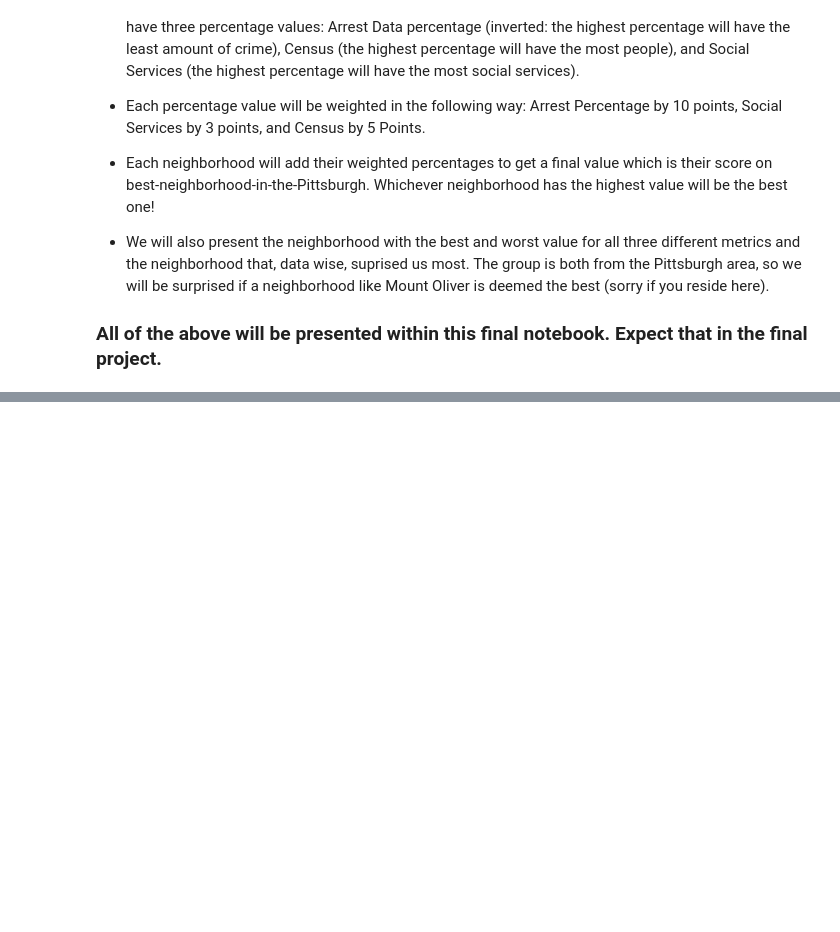
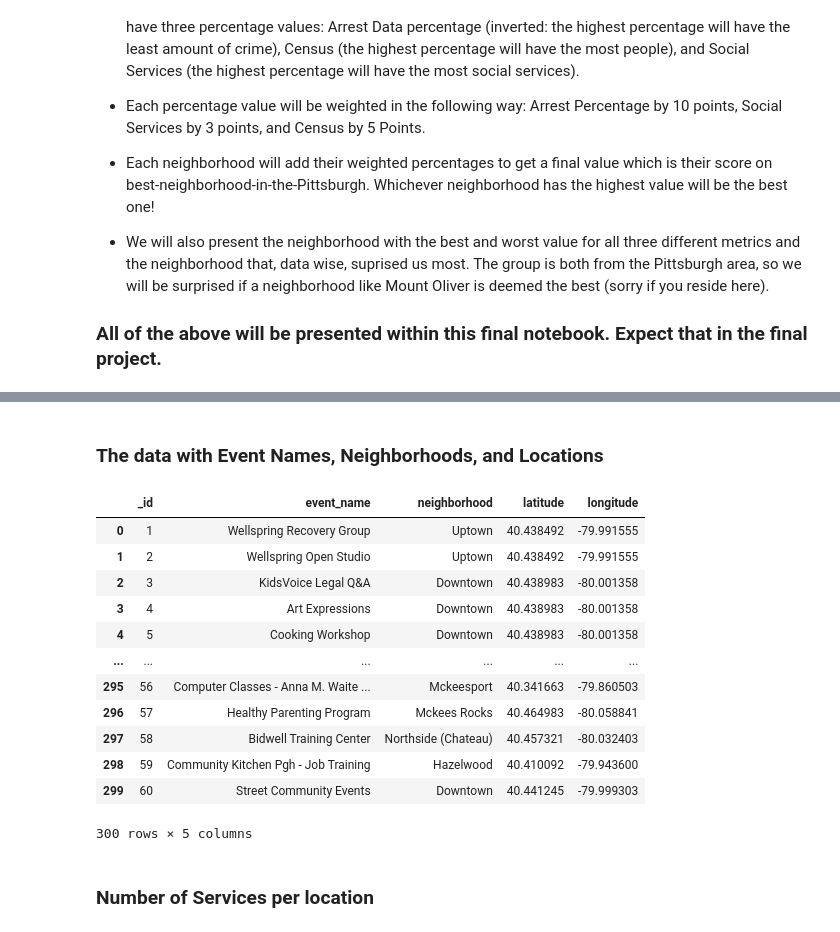
Before and after one commit to DerekNagy/CMPINF0100Final, a Jupyter notebook: Final Report.ipynb, the cells around one changed output, grey strips where cells are left out. Cells and saved outputs as stored; diff of their text form; code cells hidden in the pictures; blank space fills up the shorter version.

```diff
--- a/Final Report.ipynb
+++ b/Final Report.ipynb
@@ -37,0 +73,21 @@ Here is how this notebook is going to look after we are finished:
+# %% [markdown]
+### The data with Event Names, Neighborhoods, and Locations
+# %%
+list = ["year_month", "recurrence", "program_or_facility", "address", "organization", "recommended_for", "requirements", "event_phone", "event_narrative", "schedule", "holiday_exception", "category"]
+combined_df.drop(columns = list)
+# %% [output]
+|  | _id | event_name | neighborhood | latitude | longitude |
+| 0 | 1 | Wellspring Recovery Group | Uptown | 40.438492 | -79.991555 |
+| 1 | 2 | Wellspring Open Studio | Uptown | 40.438492 | -79.991555 |
+| 2 | 3 | KidsVoice Legal Q&A | Downtown | 40.438983 | -80.001358 |
+| 3 | 4 | Art Expressions | Downtown | 40.438983 | -80.001358 |
+| 4 | 5 | Cooking Workshop | Downtown | 40.438983 | -80.001358 |
+| ... | ... | ... | ... | ... | ... |
+| 295 | 56 | Computer Classes - Anna M. Waite ... | Mckeesport | 40.341663 | -79.860503 |
+| 296 | 57 | Healthy Parenting Program | Mckees Rocks | 40.464983 | -80.058841 |
+| 297 | 58 | Bidwell Training Center | Northside (Chateau) | 40.457321 | -80.032403 |
+| 298 | 59 | Community Kitchen Pgh - Job Training | Hazelwood | 40.410092 | -79.943600 |
+| 299 | 60 | Street Community Events | Downtown | 40.441245 | -79.999303 |
+300 rows × 5 columns
+# %% [markdown]
+### Number of Services per location
```
Also changed, not shown: parts of 50 cells of this notebook.
